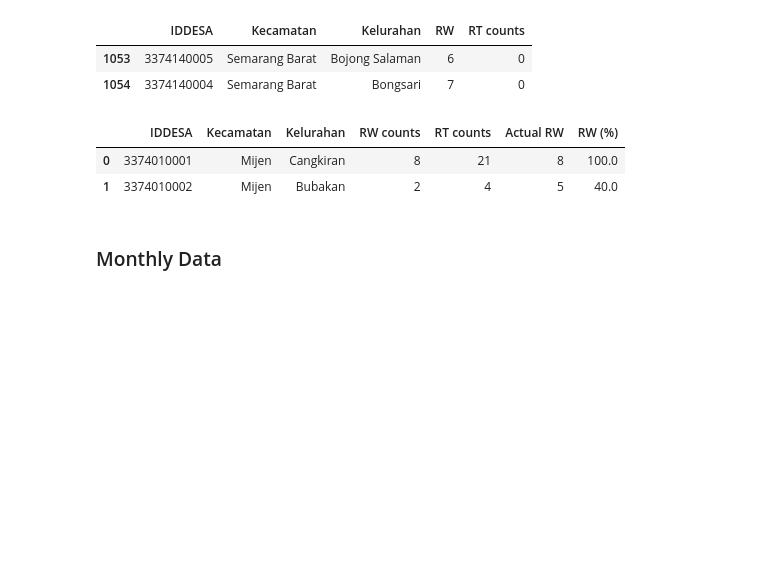
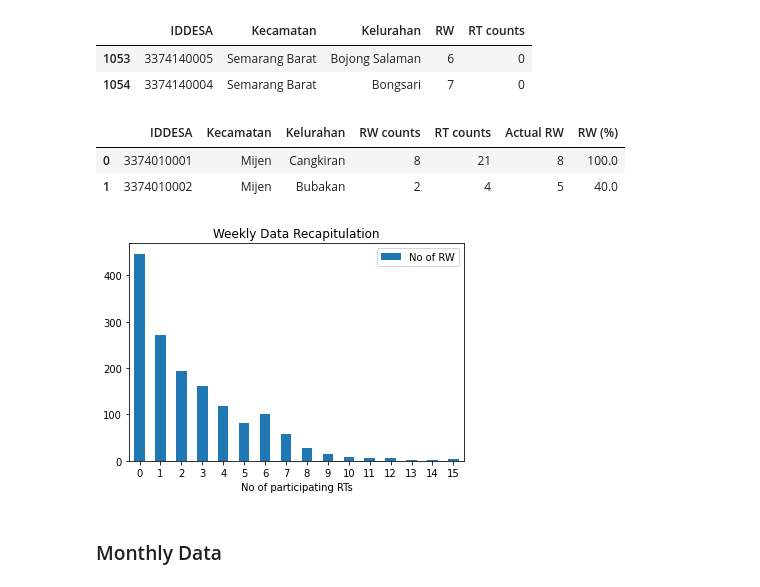
Before and after one commit to ninanrh/smg_siap, a Jupyter notebook: Data_Cleaning_SIAP.ipynb, the cells around one changed output. Drawn from its saved outputs; the diff is of its cells as text; code cells hidden in the pictures; blank space fills up the shorter version.

```diff
--- a/Data_Cleaning_SIAP.ipynb
+++ b/Data_Cleaning_SIAP.ipynb
@@ -456,6 +429,10 @@ rw_wk.head(2)
 |  | IDDESA | Kecamatan | Kelurahan | RW counts | RT counts | Actual RW | RW (%) |
 | 0 | 3374010001 | Mijen | Cangkiran | 8 | 21 | 8 | 100.0 |
 | 1 | 3374010002 | Mijen | Bubakan | 2 | 4 | 5 | 40.0 |
+# %%
+RTnRWrecap(rt_wk,"Weekly","a")
+# %% [output]
+[figure, added]
 # %% [markdown]
 ### Monthly Data
 # %%
```
Also changed, not shown: parts of 35 cells of this notebook.
